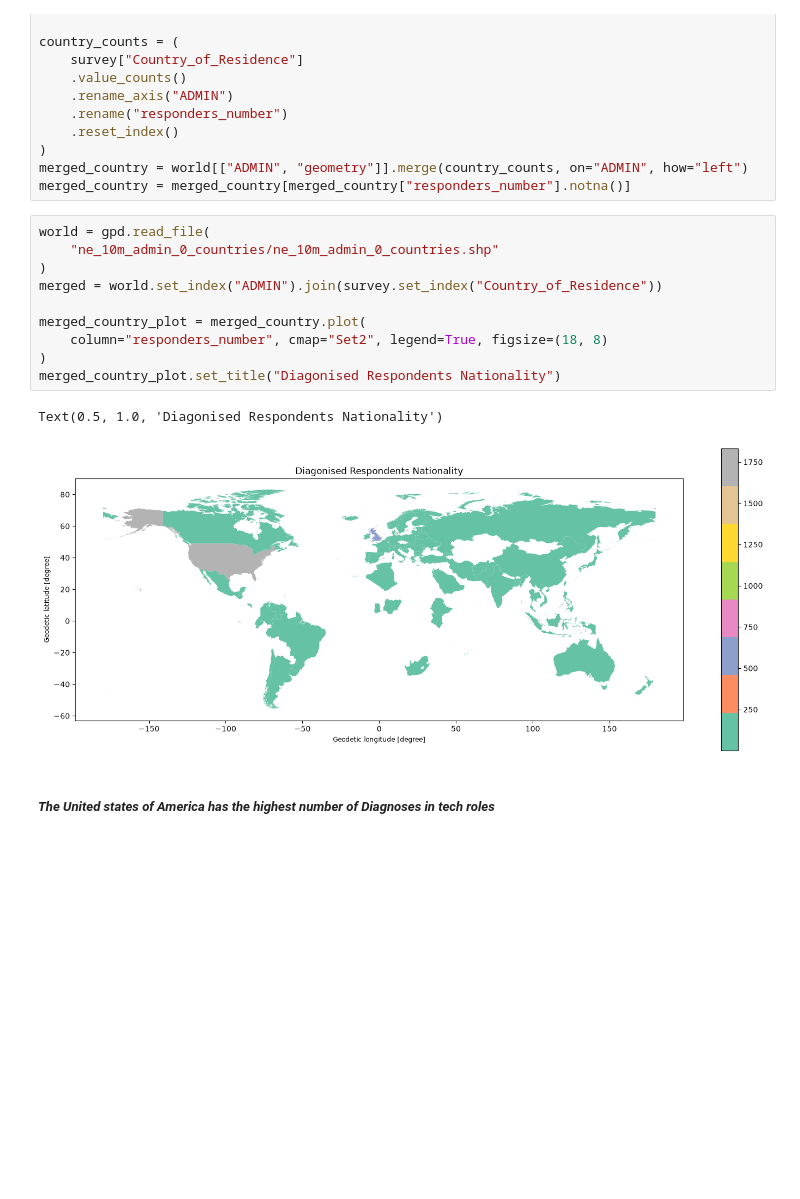
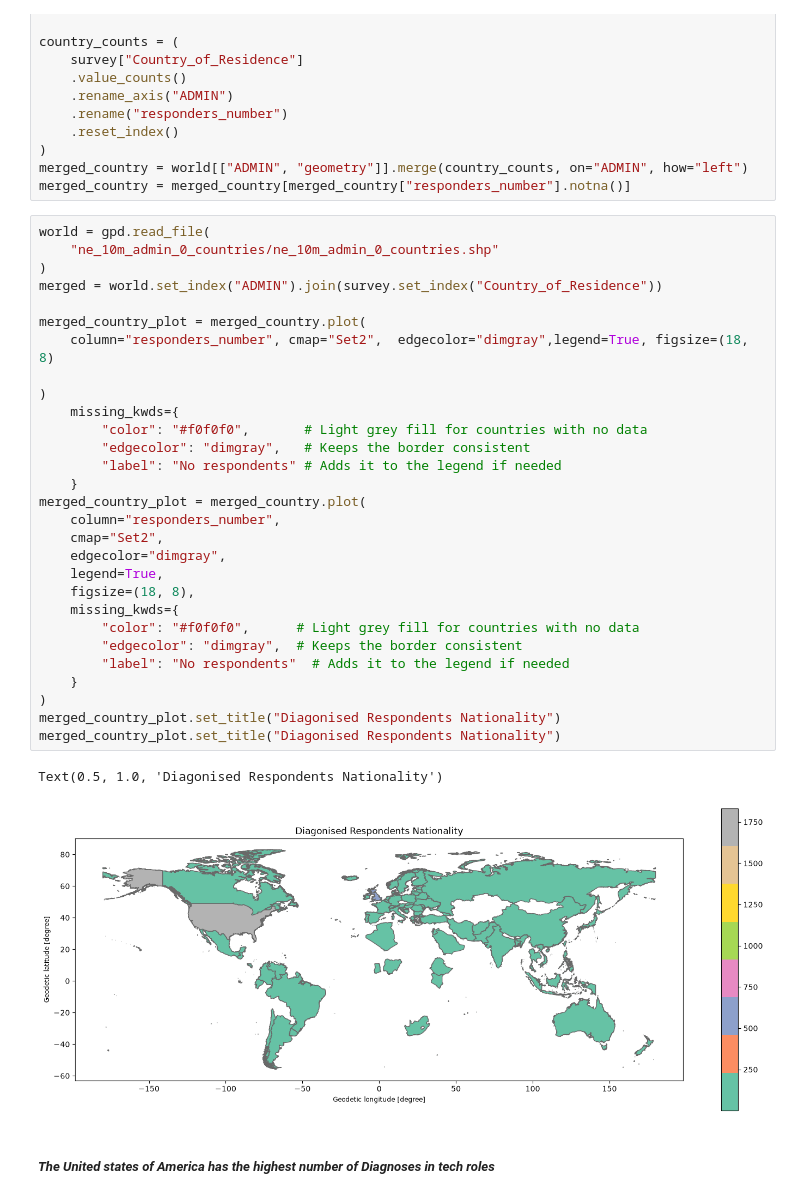
Before and after one commit to ikemprecious/mental-health-in-tech-eda, a Jupyter notebook: Mental_health_EDA.ipynb, the cells around one changed output. Cells and saved outputs as stored; diff of their text form; blank space fills up the shorter version.

```diff
--- a/Mental_health_EDA.ipynb
+++ b/Mental_health_EDA.ipynb
@@ -439,16 +439,35 @@ merged_country = merged_country[merged_country["responders_number"].notna()]
 # %%
 world = gpd.read_file(
     "ne_10m_admin_0_countries/ne_10m_admin_0_countries.shp"
 )
 merged = world.set_index("ADMIN").join(survey.set_index("Country_of_Residence"))
 
 merged_country_plot = merged_country.plot(
-    column="responders_number", cmap="Set2", legend=True, figsize=(18, 8)
+    column="responders_number", cmap="Set2",  edgecolor="dimgray",legend=True, figsize=(18, 8)
+
+)
+    missing_kwds={
+        "color": "#f0f0f0",       # Light grey fill for countries with no data
+        "edgecolor": "dimgray",   # Keeps the border consistent
+        "label": "No respondents" # Adds it to the legend if needed
+    }
+merged_country_plot = merged_country.plot(
+    column="responders_number",
+    cmap="Set2",
+    edgecolor="dimgray",
+    legend=True,
+    figsize=(18, 8),
+    missing_kwds={
+        "color": "#f0f0f0",      # Light grey fill for countries with no data
+        "edgecolor": "dimgray",  # Keeps the border consistent
+        "label": "No respondents"  # Adds it to the legend if needed
+    }
 )
 merged_country_plot.set_title("Diagonised Respondents Nationality")
+merged_country_plot.set_title("Diagonised Respondents Nationality")
 # %% [output]
 Text(0.5, 1.0, 'Diagonised Respondents Nationality')
-[figure, old version]
+[figure, new version]
 # %% [markdown]
 ##### *The United states of America has the highest number of Diagnoses in tech roles*
 # %% [markdown]
```
